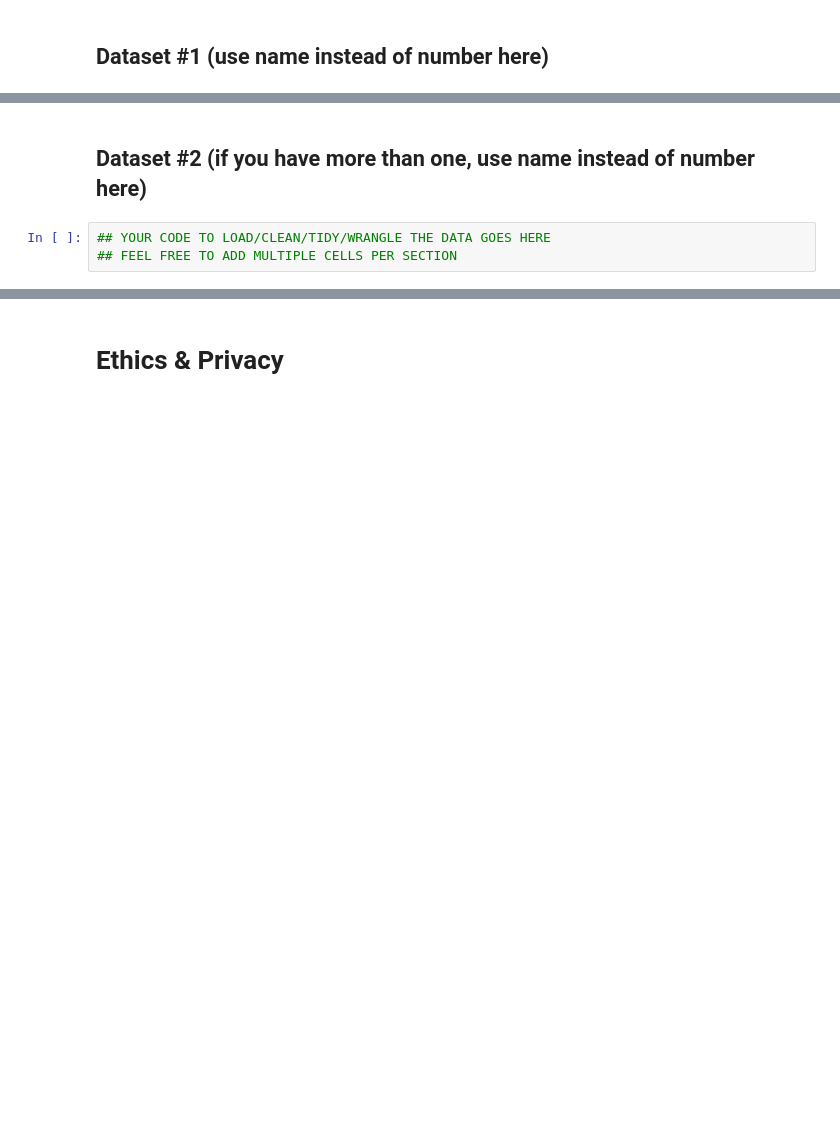
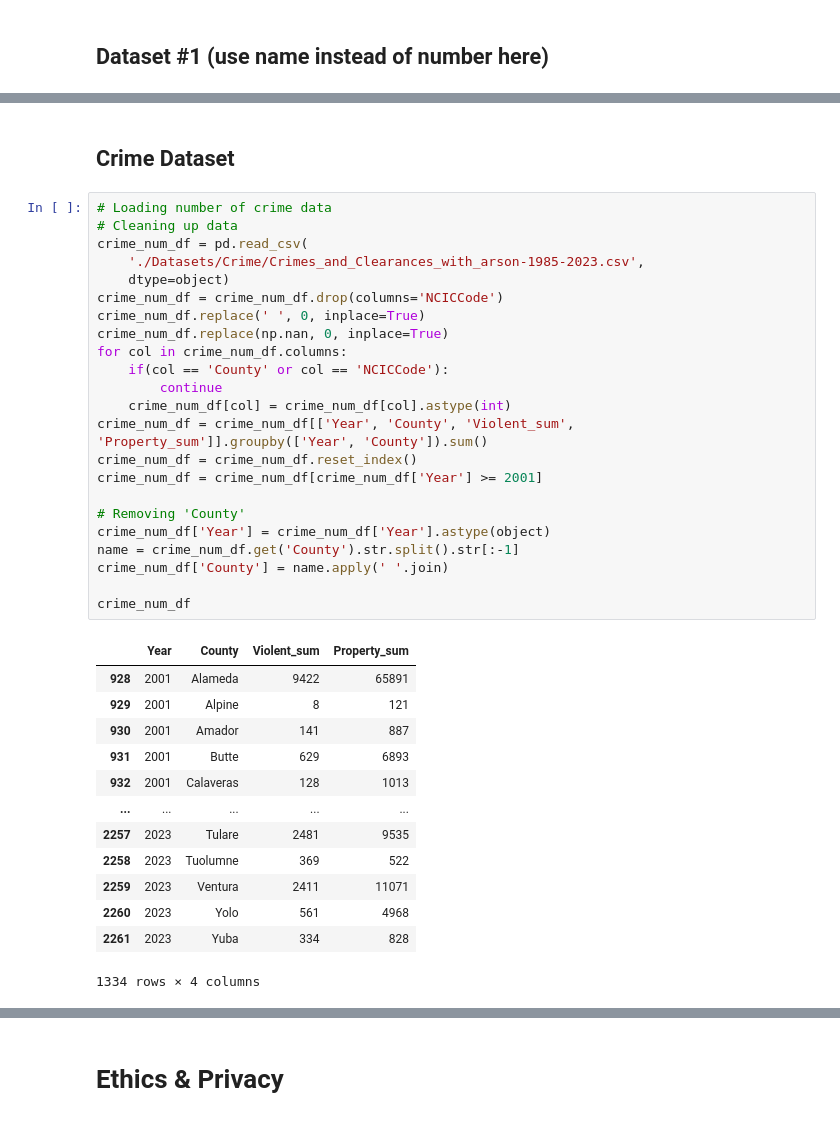
Before and after one commit to richardlaoo/Group131_DS_Analysis, a Jupyter notebook: DataCheckpoint_Group131_SP25.ipynb, the cells around one changed output, grey strips where cells are left out. Cells and saved outputs as stored; diff of their text form; blank space fills up the shorter version.

Commit message:
Added Crime Rate Dataset

```diff
--- a/DataCheckpoint_Group131_SP25.ipynb
+++ b/DataCheckpoint_Group131_SP25.ipynb
@@ -122,5 +115,39 @@ cities
-# %% [markdown]
-## Dataset #2 (if you have more than one, use name instead of number here)
-# %%
-## YOUR CODE TO LOAD/CLEAN/TIDY/WRANGLE THE DATA GOES HERE
-## FEEL FREE TO ADD MULTIPLE CELLS PER SECTION
+# %% [markdown]
+## Crime Dataset
+# %%
+# Loading number of crime data
+# Cleaning up data
+crime_num_df = pd.read_csv(
+    './Datasets/Crime/Crimes_and_Clearances_with_arson-1985-2023.csv',
+    dtype=object)
+crime_num_df = crime_num_df.drop(columns='NCICCode')
+crime_num_df.replace(' ', 0, inplace=True)
+crime_num_df.replace(np.nan, 0, inplace=True)
+for col in crime_num_df.columns:
+    if(col == 'County' or col == 'NCICCode'):
+        continue
+    crime_num_df[col] = crime_num_df[col].astype(int)
+crime_num_df = crime_num_df[['Year', 'County', 'Violent_sum', 'Property_sum']].groupby(['Year', 'County']).sum()
+crime_num_df = crime_num_df.reset_index()
+crime_num_df = crime_num_df[crime_num_df['Year'] >= 2001]
+
+# Removing 'County'
+crime_num_df['Year'] = crime_num_df['Year'].astype(object)
+name = crime_num_df.get('County').str.split().str[:-1]
+crime_num_df['County'] = name.apply(' '.join)
+
+crime_num_df
+# %% [output]
+|  | Year | County | Violent_sum | Property_sum |
+| 928 | 2001 | Alameda | 9422 | 65891 |
+| 929 | 2001 | Alpine | 8 | 121 |
+| 930 | 2001 | Amador | 141 | 887 |
+| 931 | 2001 | Butte | 629 | 6893 |
+| 932 | 2001 | Calaveras | 128 | 1013 |
+| ... | ... | ... | ... | ... |
+| 2257 | 2023 | Tulare | 2481 | 9535 |
+| 2258 | 2023 | Tuolumne | 369 | 522 |
+| 2259 | 2023 | Ventura | 2411 | 11071 |
+| 2260 | 2023 | Yolo | 561 | 4968 |
+| 2261 | 2023 | Yuba | 334 | 828 |
+1334 rows × 4 columns
```
Also changed, not shown: parts of 6 cells of this notebook.
